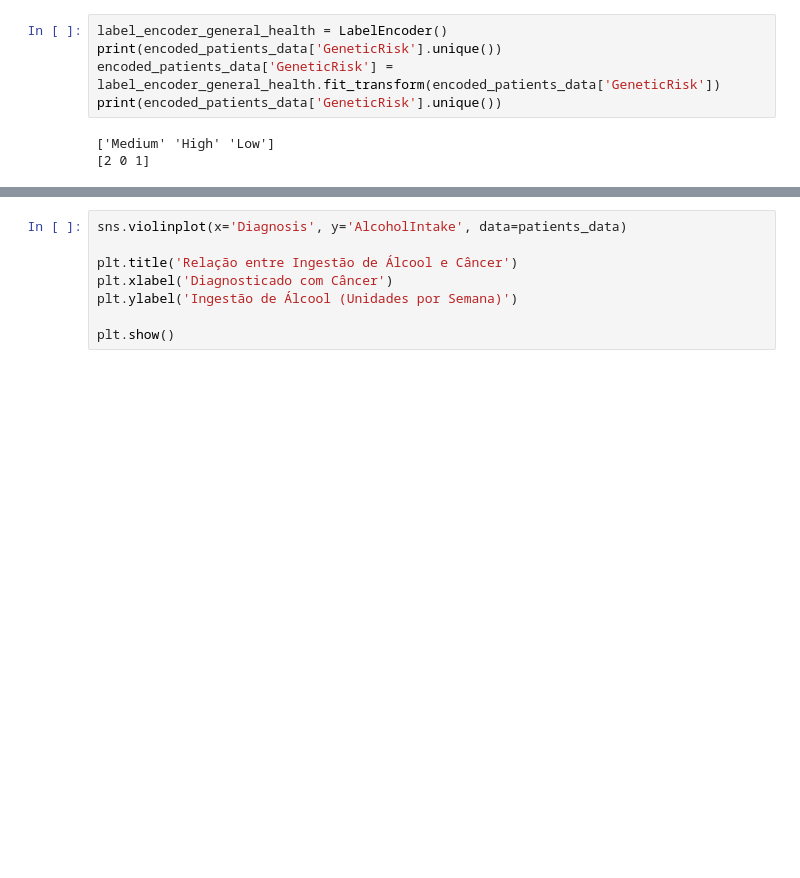
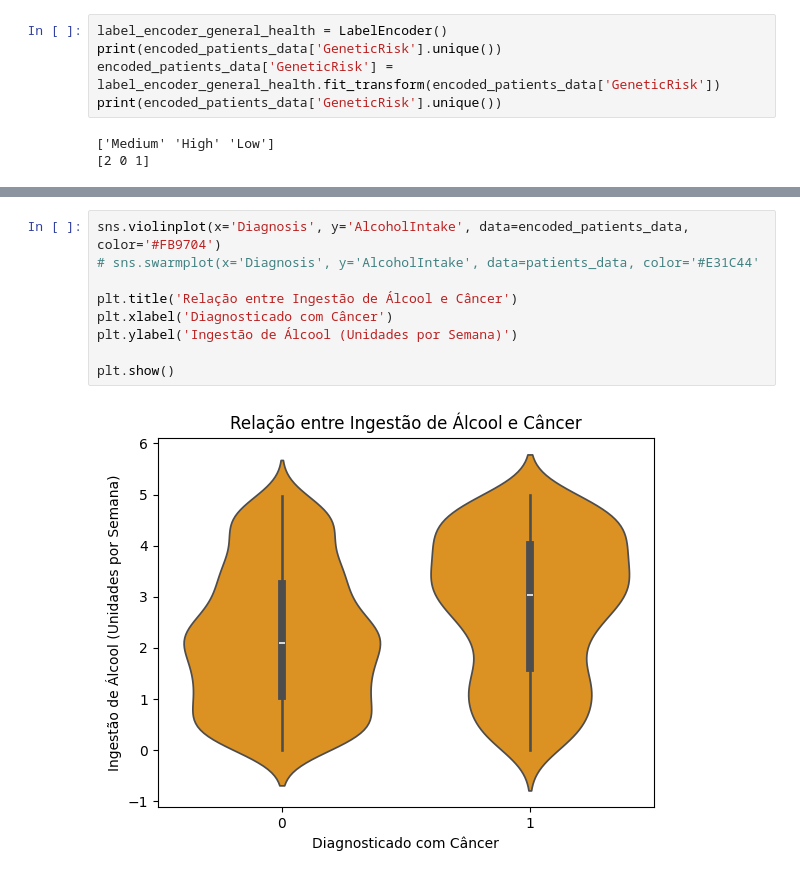
Before and after one commit to belcogo/data-analysis-for-machine-learning, a Jupyter notebook: demo.ipynb, the cells around one changed output, grey strips where cells are left out. Cells and saved outputs as stored; diff of their text form; blank space fills up the shorter version.

```diff
--- a/demo.ipynb
+++ b/demo.ipynb
@@ -132,9 +156,12 @@ plt.show()
 # %%
-sns.violinplot(x='Diagnosis', y='AlcoholIntake', data=patients_data)
+sns.violinplot(x='Diagnosis', y='AlcoholIntake', data=encoded_patients_data, color='#FB9704')
+# sns.swarmplot(x='Diagnosis', y='AlcoholIntake', data=patients_data, color='#E31C44'
 
 plt.title('Relação entre Ingestão de Álcool e Câncer')
 plt.xlabel('Diagnosticado com Câncer')
 plt.ylabel('Ingestão de Álcool (Unidades por Semana)')
 
 plt.show()
+# %% [output]
+[figure, added]
 # %%
```
Also changed, not shown: parts of 27 cells of this notebook.
